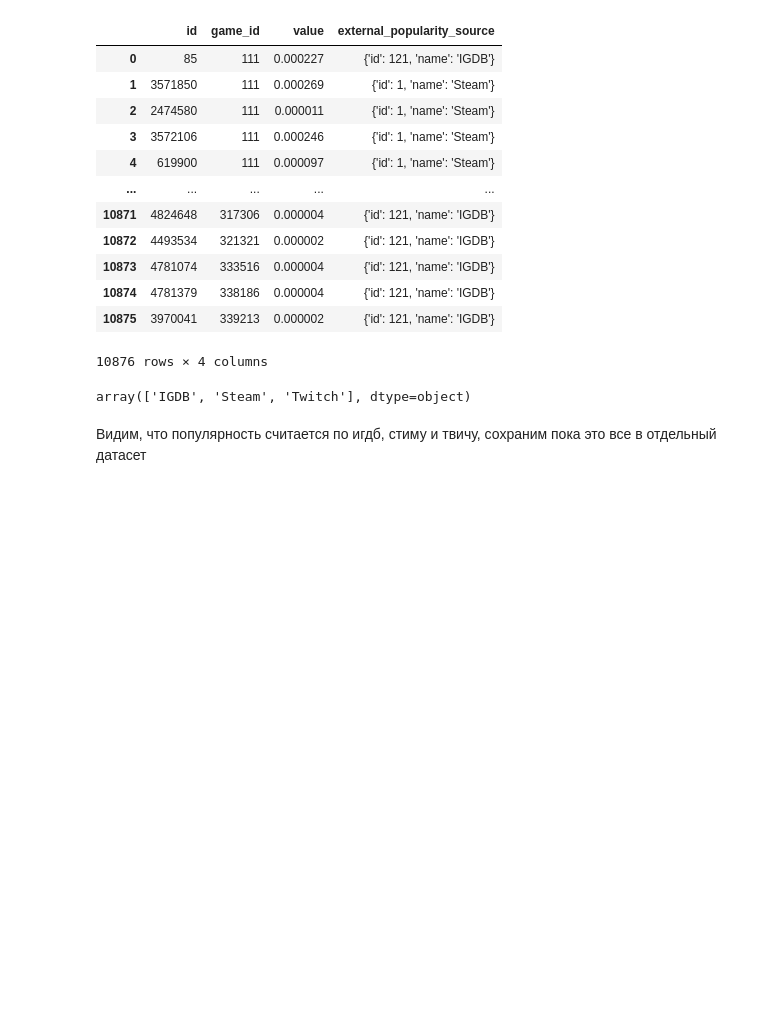
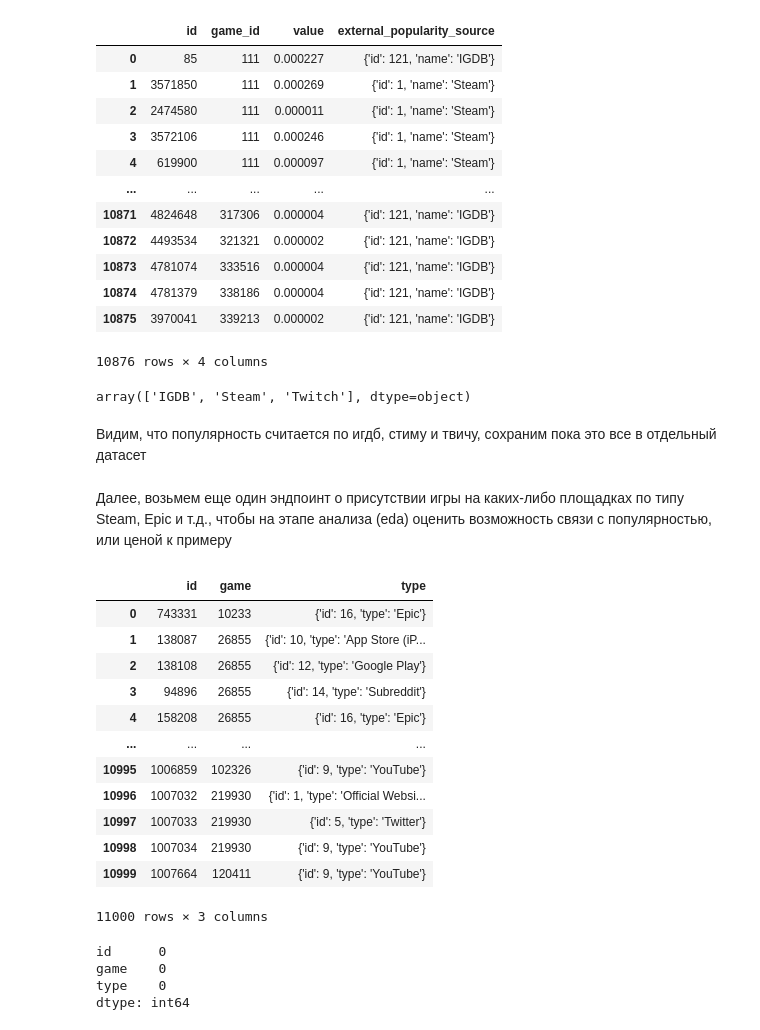
Before and after one commit to ylevennn/smadimo-gp-2, a Jupyter notebook: src/igdb.ipynb, the cells around one changed output. Drawn from its saved outputs; the diff is of its cells as text; code cells hidden in the pictures; blank space fills up the shorter version.

```diff
--- a/src/igdb.ipynb
+++ b/src/igdb.ipynb
@@ -299,3 +296,48 @@ array(['IGDB', 'Steam', 'Twitch'], dtype=object)
 Видим, что популярность считается по игдб, стиму и твичу, сохраним пока это все в отдельный датасет
 # %%
 df_popular.to_csv('df_popular.csv')
+# %% [markdown]
+Далее, возьмем еще один эндпоинт о присутствии игры на каких-либо площадках по типу Steam, Epic и т.д., чтобы на этапе анализа (eda) оценить возможность связи с популярностью, или ценой к примеру
+# %%
+prob = out.copy()
+
+ids = prob['game'].astype(str).tolist()
+ids_str = ','.join(ids)
+
+all = []
+
+for i in range(0, len(prob), 500):
+    ids = prob['game'].iloc[i:i+500].astype(str).tolist()
+    ids_str = ",".join(ids)
+
+    data1 = f'''
+    fields game, type.type; where game = ({ids_str}); limit 500;
+    '''
+    request = requests.post('https://api.igdb.com/v4/websites', headers={'Client-ID': igdb_id, 'Authorization': f'Bearer {access_token}'}, data=data1)
+    res = request.json()
+
+    all += res
+df_web = pd.DataFrame(all)
+df_web
+# %% [output]
+|  | id | game | type |
+| 0 | 743331 | 10233 | {'id': 16, 'type': 'Epic'} |
+| 1 | 138087 | 26855 | {'id': 10, 'type': 'App Store (iP... |
+| 2 | 138108 | 26855 | {'id': 12, 'type': 'Google Play'} |
+| 3 | 94896 | 26855 | {'id': 14, 'type': 'Subreddit'} |
+| 4 | 158208 | 26855 | {'id': 16, 'type': 'Epic'} |
+| ... | ... | ... | ... |
+| 10995 | 1006859 | 102326 | {'id': 9, 'type': 'YouTube'} |
+| 10996 | 1007032 | 219930 | {'id': 1, 'type': 'Official Websi... |
+| 10997 | 1007033 | 219930 | {'id': 5, 'type': 'Twitter'} |
+| 10998 | 1007034 | 219930 | {'id': 9, 'type': 'YouTube'} |
+| 10999 | 1007664 | 120411 | {'id': 9, 'type': 'YouTube'} |
+11000 rows × 3 columns
+# %%
+df_web['type'] =df_web['type'].apply(lambda x: x['type'])
+df_web.isna().sum()
+# %% [output]
+id      0
+game    0
+type    0
+dtype: int64
```
Also changed, not shown: parts of 4 cells of this notebook, 4 other files.
